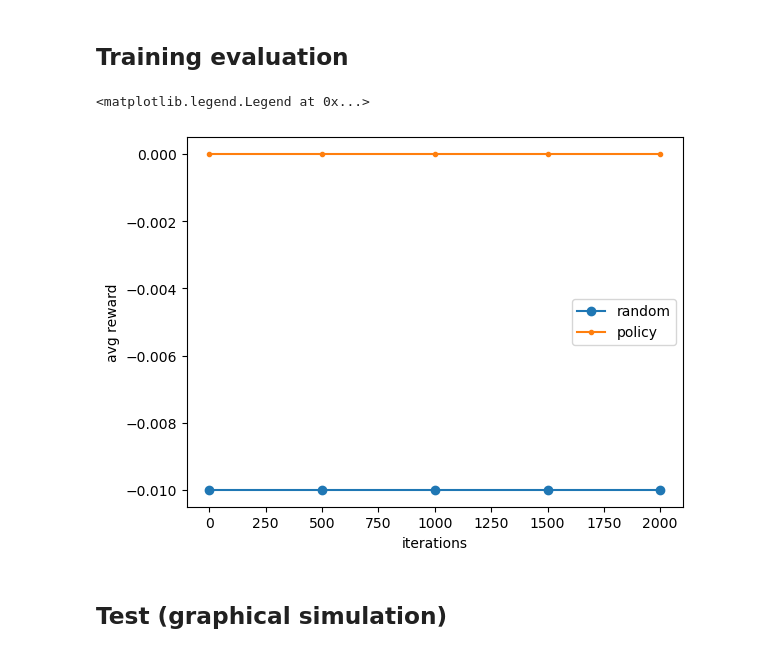
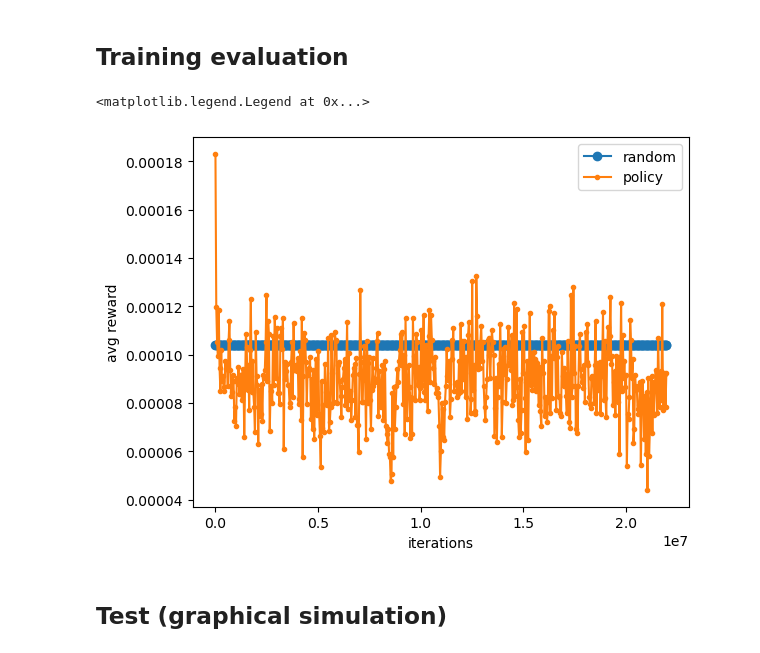
Before and after one commit to AlbertoSinigaglia/snake-reinforcement-learning, a Jupyter notebook: with-walls/snake.ipynb, the cells around one changed output. Saved outputs shown, nothing was run; the diff lists cells and outputs as text; code cells hidden in the pictures.

Commit message:
model trained for 8 hours, no evidence of learning, trying with a smaller model

```diff
--- a/with-walls/snake.ipynb
+++ b/with-walls/snake.ipynb
@@ -82,23 +84,23 @@ env_.FRUIT_REWARD = .5
 env_.ATE_HIMSELF_REWARD = .2
 env_.STEP_REWARD = .0
 GAMMA = .99
-ITERATIONS = 1000
-EPSILON = 0.05
+ITERATIONS = 100000
+EPSILON = 0.1
 LAMBDA_VALUE = 0.1
 LAMBDA_AGENT = 0.1
 I = 1
 ALPHA =0.01
 
-TRAIN_DECODER = True
+TRAIN_DECODER = False
 #fig,axs=plt.subplots(1,len(env_.boards))
 #for ax, board in zip(axs, env_.boards):
 #    ax.imshow(board, origin="lower")
 #re_normalize_possible_actions(env_.to_state(), np.array([[.25]*4]*len(env_.boards)))
 # %%
-optimizer_value = K.optimizers.Adam(1e-4)
-optimizer_agent = K.optimizers.Adam(1e-4)
-optimizer_encoder = K.optimizers.Adam(1e-4)
-optimizer_decoder = K.optimizers.Adam(1e-3)
+optimizer_value = K.optimizers.Adam(1e-5)
+optimizer_agent = K.optimizers.Adam(1e-5)
+optimizer_encoder = K.optimizers.Adam(1e-5)
+optimizer_decoder = K.optimizers.Adam(1e-5)
 # %%
 avg_rewards = []
 # %%
@@ -195,16 +201,17 @@ for iterations in trange(ITERATIONS):
 ### Random policy reward
 # %%
 random_env_ = NumpyEnvironment(1000)
+random_env_.WIN_REWARD = 1.
 random_env_.FRUIT_REWARD = .5
 random_env_.ATE_HIMSELF_REWARD = .2
-random_env_.WIN_REWARD = 1.
-random_env_.STEP_REWARD = -0.01
+random_env_.STEP_REWARD = 0.
+
 GAMMA = .99
 ITERATIONS = 10000
 EPSILON=0.1
 random_rewards = []
 
-for _ in trange(100):
+for _ in trange(1000):
     probs = re_normalize_possible_actions(
         random_env_.boards,
         tf.repeat([[.25]*4],len(random_env_.boards), axis=0)
@@ -220,18 +227,18 @@ for _ in trange(100):
 # %%
 %matplotlib inline
 
-CHUNK_SIZE = 20
+CHUNK_SIZE = 200
 N = len(avg_rewards)//CHUNK_SIZE*CHUNK_SIZE
 x = np.linspace(0,CHUNK_SIZE*N, N//CHUNK_SIZE)
-plt.plot(x, np.array(random_rewards).mean(axis=-1).repeat(N//CHUNK_SIZE), marker="o")
+plt.plot(x, np.array(random_rewards[500:]).mean(axis=-1).repeat(N//CHUNK_SIZE), marker="o")
 points = np.array(avg_rewards)[:N].reshape((-1, CHUNK_SIZE)).mean(axis=-1)
 plt.plot(x, points, marker=".")
 _ = plt.xlabel("iterations")
 _ = plt.ylabel("avg reward")
 plt.legend(["random", "policy"])
 # %% [output]
 <matplotlib.legend.Legend at 0x...>
-[figure, old version]
+[figure, new version]
 # %% [markdown]
 ## Test (graphical simulation)
 # %%
```
Also changed, not shown: parts of 3 cells of this notebook, 27 other files.
